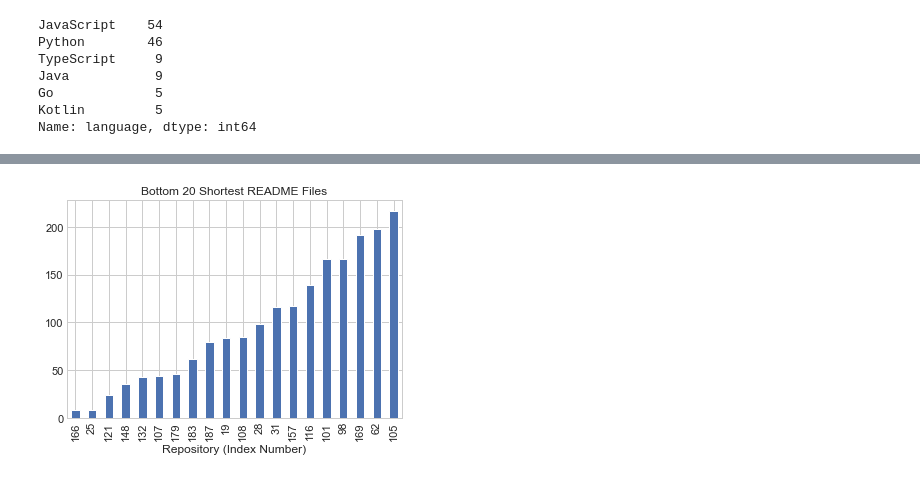
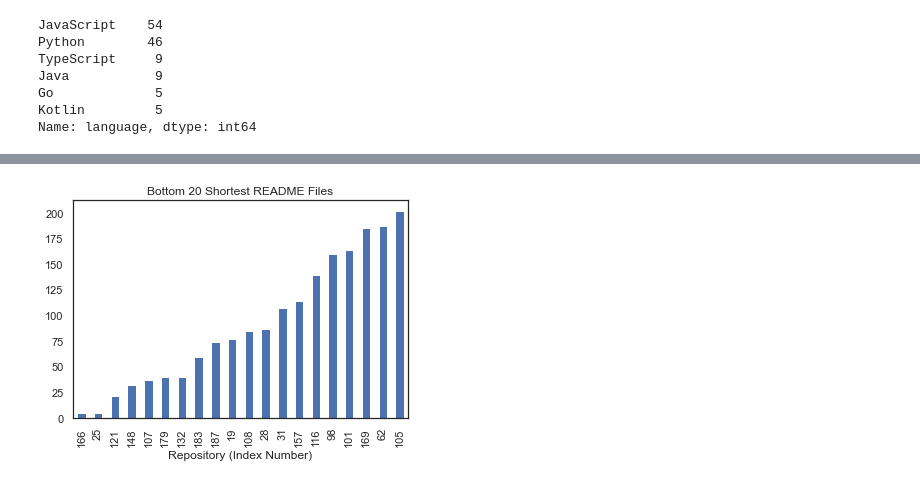
Before and after one commit to bert-jason-ray/nlp-group-project, a Jupyter notebook: contreras_explore.ipynb, the cells around one changed output, grey strips where cells are left out. Saved outputs shown, nothing was run; the diff lists cells and outputs as text; code cells hidden in the pictures.

```diff
--- a/contreras_explore.ipynb
+++ b/contreras_explore.ipynb
@@ -63,7 +67,7 @@ df
 # %% [markdown]
 ## Using  [Prepare.py](https://github.com/bert-jason-ray/nlp-group-project/blob/main/prepare.py) to summon Clean, Stemmed, and Lemmatized data.
 # %%
-df = prepare.prep_github_data(df,column = 'readme_contents', extra_words=[], exclude_words=[])
+df = prepare.prep_github_data(df,column = 'readme_contents', extra_words=[], exclude_words=['musicbot'])
 df
 # %% [output]
 |  | repo | language | readme_contents | clean | stemmed | lemmatized |
@@ -248,9 +645,11 @@ plt.show()
 # %%
-# min README(s)
-train.lemmatized.apply(len).sort_values().head(20).plot.bar(x=train.repo)
-plt.title('Bottom 20 Shortest README Files')
-plt.xlabel('Repository (Index Number)')
-plt.ylabel('')
-plt.show()
+def min_words_in_read_mes():
+    # min README(s)
+    train.lemmatized.apply(len).sort_values().head(20).plot.bar(x=train.repo)
+    plt.title('Bottom 20 Shortest README Files')
+    plt.xlabel('Repository (Index Number)')
+    plt.ylabel('')
+    plt.show()
+min_words_in_read_mes()
 # %% [output]
-[figure, old version]
+[figure, new version]
```
Also changed, not shown: parts of 45 cells of this notebook, 1 other file.
